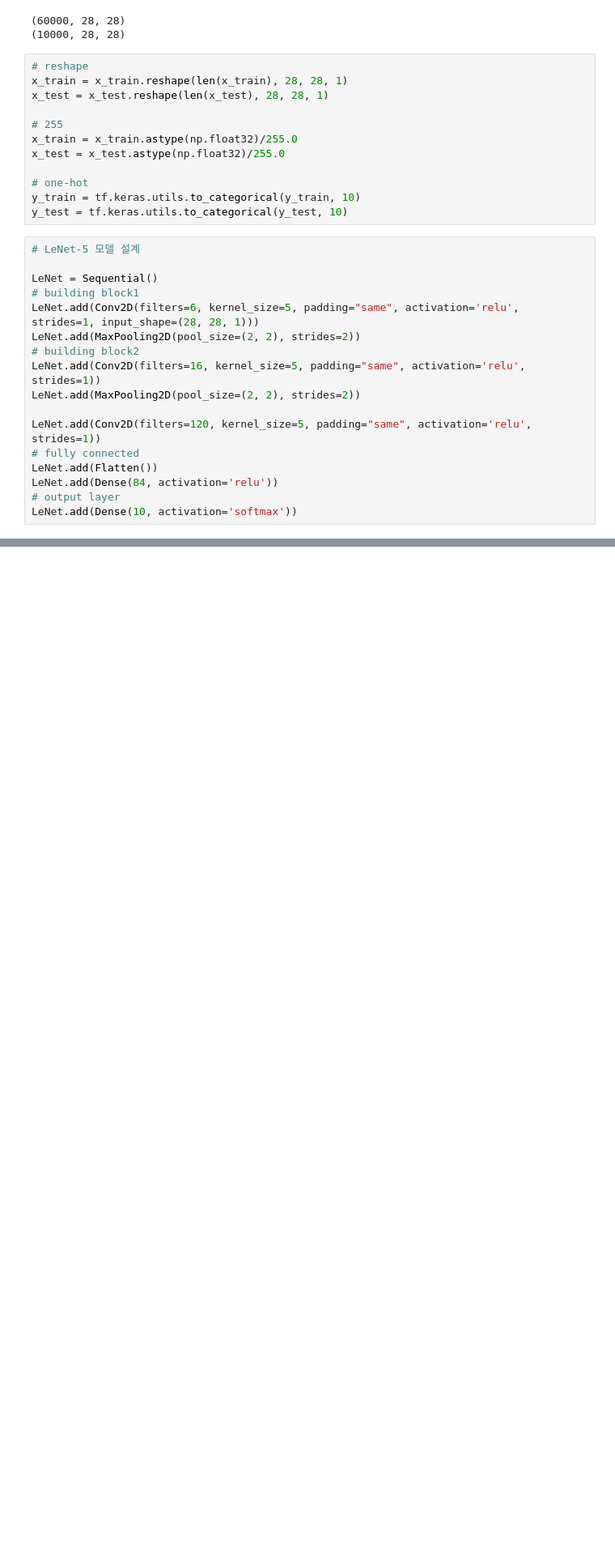
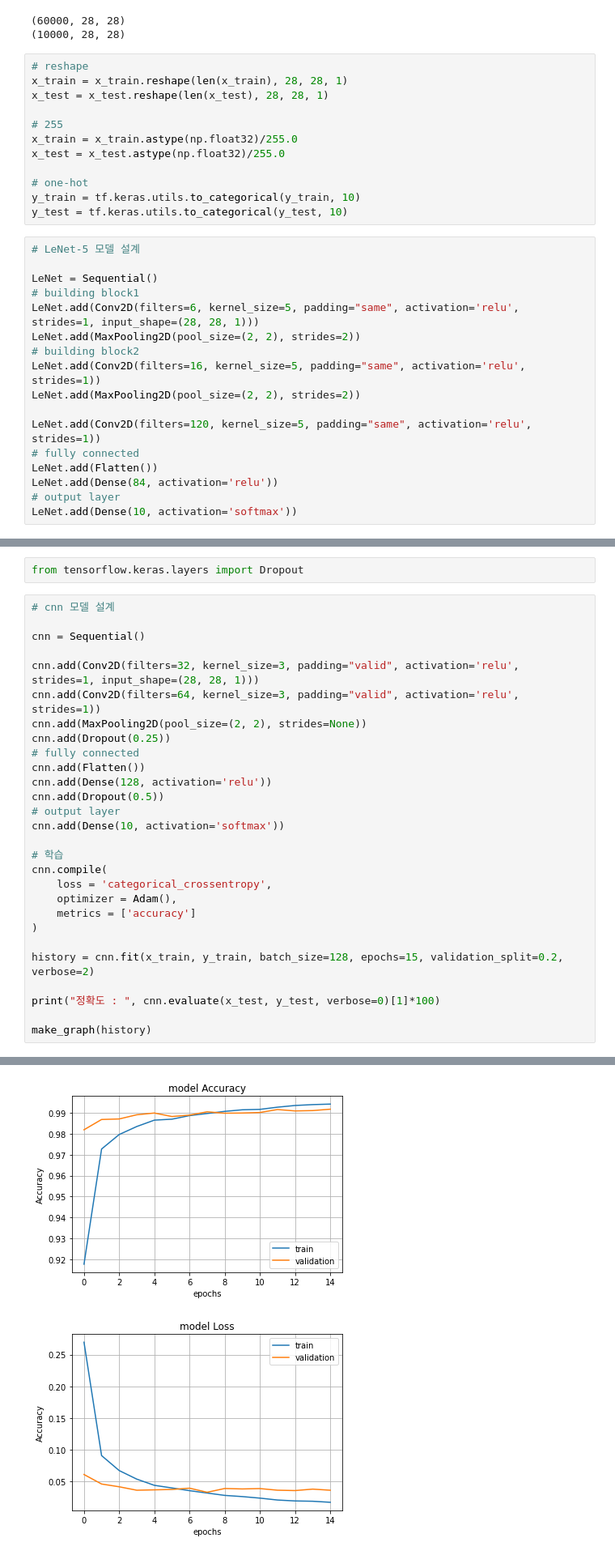
Before and after one commit to Juyoung4/StudyDeepLearning, a Jupyter notebook: Study/Day4_2.ipynb, the cells around one changed output, grey strips where cells are left out. Shown at 81% size. Drawn from its saved outputs; the diff is of its cells as text; blank space fills up the shorter version.

```diff
--- a/Study/Day4_2.ipynb
+++ b/Study/Day4_2.ipynb
@@ -68,0 +115,31 @@ Function call stack:
+# %%
+from tensorflow.keras.layers import Dropout
+# %%
+# cnn 모델 설계
+
+cnn = Sequential()
+
+cnn.add(Conv2D(filters=32, kernel_size=3, padding="valid", activation='relu', strides=1, input_shape=(28, 28, 1)))
+cnn.add(Conv2D(filters=64, kernel_size=3, padding="valid", activation='relu', strides=1))
+cnn.add(MaxPooling2D(pool_size=(2, 2), strides=None))
+cnn.add(Dropout(0.25))
+# fully connected
+cnn.add(Flatten())
+cnn.add(Dense(128, activation='relu'))
+cnn.add(Dropout(0.5))
+# output layer
+cnn.add(Dense(10, activation='softmax'))
+
+# 학습
+cnn.compile(
+    loss = 'categorical_crossentropy',
+    optimizer = Adam(),
+    metrics = ['accuracy']
+)
+
+history = cnn.fit(x_train, y_train, batch_size=128, epochs=15, validation_split=0.2, verbose=2)
+
+print("정확도 : ", cnn.evaluate(x_test, y_test, verbose=0)[1]*100)
+
+make_graph(history)
+# %% [output]
@@ -68,0 +163,2 @@ Function call stack:
+[figure, added]
+[figure, added]
```
Also changed, not shown: parts of 7 cells of this notebook.
